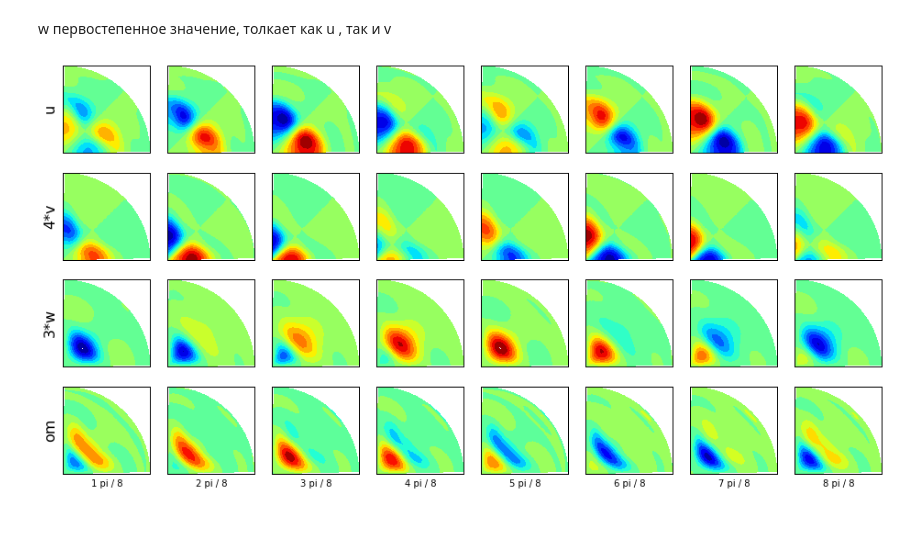
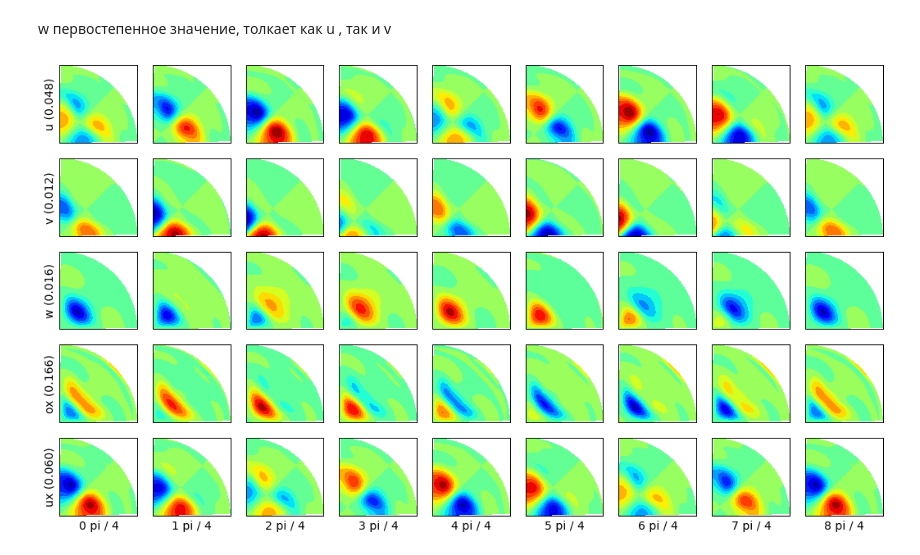
Before and after one commit to pimanov/research, a Jupyter notebook: TW-continued/TW-lin-analiz.ipynb, the cells around one changed output. Saved outputs shown, nothing was run; the diff lists cells and outputs as text; code cells hidden in the pictures; blank space fills up the shorter version.

```diff
--- a/TW-continued/TW-lin-analiz.ipynb
+++ b/TW-continued/TW-lin-analiz.ipynb
@@ -436,40 +443,56 @@ w первостепенное значение, толкает как u , та
+# %%
+ox = om[0]
+# %%
+ux = np.zeros_like(u)
+for i in range(1,Im+1):
+    ux.T[i] = (u.T[i+1] - u.T[i-1]) / (2*hx)
 # %%
 umax = u.max()
 vmax = v.max()
 wmax = w.max()
-oxmax  = ox.max()
+oxmax = ox.max()
+uxmax = ux[1:-1,1:-1,1:-1].max()
+# %%
+ox.T[0] = ox.T[-2]
+ux.T[0] = ux.T[-2]
 # %%
-plt.figure(figsize=(16,8))
+plt.figure(figsize=(18,18))
 n=1
 ff = True
 
-for ii in range(1,65,8):
+for ii in range(0,65,8):
 
-    plt.subplot(4,8,n)
+    plt.subplot(9,9,n)
     pp.polar_contourf(yt[1:-1], th.f[1:-1], u[1:-1,1:-1,ii], (-umax, umax))
     #pp.polar_arrow(vel[1,1:-1:3,1:-1:3,ii], lin[2,1:-1:3,1:-1:3,ii], r.f[1:-1:3], th.f[1:-1:3],2000)
     if ff:
-        plt.ylabel("u",fontsize=16)
+        plt.ylabel("u (%.3f)" % umax, fontsize=14)
 
-    plt.subplot(4,8,n+8)
-    pp.polar_contourf(yt[1:-1], th.f[1:-1], v[1:-1,1:-1,ii], (-umax/4, umax/4))
+    plt.subplot(9,9,n+9)
+    pp.polar_contourf(yt[1:-1], th.f[1:-1], v[1:-1,1:-1,ii], (-vmax, vmax))
     #pp.polar_arrow(vel[1,1:-1:3,1:-1:3,ii], lin[2,1:-1:3,1:-1:3,ii], r.f[1:-1:3], th.f[1:-1:3],2000)
     if ff:
-        plt.ylabel("4*v",fontsize=16)
+        plt.ylabel("v (%.3f)" % vmax, fontsize=14)
 
-    plt.subplot(4,8,n+16)
-    pp.polar_contourf(yt[1:-1], th.f[1:-1], w[1:-1,1:-1,ii], (-umax/3, umax/3))
+    plt.subplot(9,9,n+18)
+    pp.polar_contourf(yt[1:-1], th.f[1:-1], w[1:-1,1:-1,ii], (-wmax, wmax))
     #pp.polar_arrow(vel[1,1:-1:3,1:-1:3,ii], lin[2,1:-1:3,1:-1:3,ii], r.f[1:-1:3], th.f[1:-1:3],2000)
     if ff:
-        plt.ylabel("3*w",fontsize=16)
+        plt.ylabel("w (%.3f)" % wmax, fontsize=14)
 
-    plt.subplot(4,8,n+24)
-    pp.polar_contourf(yt[1:-1], th.f[1:-1], om[0,1:-1,1:-1,ii], (-oxmax, oxmax))
+    plt.subplot(9,9,n+27)
+    pp.polar_contourf(yt[1:-1], th.f[1:-1], ox[1:-1,1:-1,ii], (-oxmax, oxmax))
     #pp.polar_arrow(vel[1,1:-1:3,1:-1:3,ii], vel1[2,1:-1:3,1:-1:3,ii], r.f[1:-1:3], th.f[1:-1:3],2000)
     if ff:
-        plt.ylabel("om",fontsize=16)
+        plt.ylabel("ox (%.3f)" % oxmax, fontsize=14)
+
+    plt.subplot(9,9,n+36)
+    pp.polar_contourf(yt[1:-1], th.f[1:-1], ux[1:-1,1:-1,ii], (-uxmax, uxmax))
+    #pp.polar_arrow(vel[1,1:-1:3,1:-1:3,ii], vel1[2,1:-1:3,1:-1:3,ii], r.f[1:-1:3], th.f[1:-1:3],2000)
+    if ff:
+        plt.ylabel("ux (%.3f)" % uxmax, fontsize=14)
         ff = False
-    plt.xlabel("%d pi / 8" % n)
+    plt.xlabel("%d pi / 4" % (n-1), fontsize=14)
     n += 1
 # %% [output]
-[figure, old version]
+[figure, new version]
```
Also changed, not shown: parts of 10 cells of this notebook, 11 other files.
